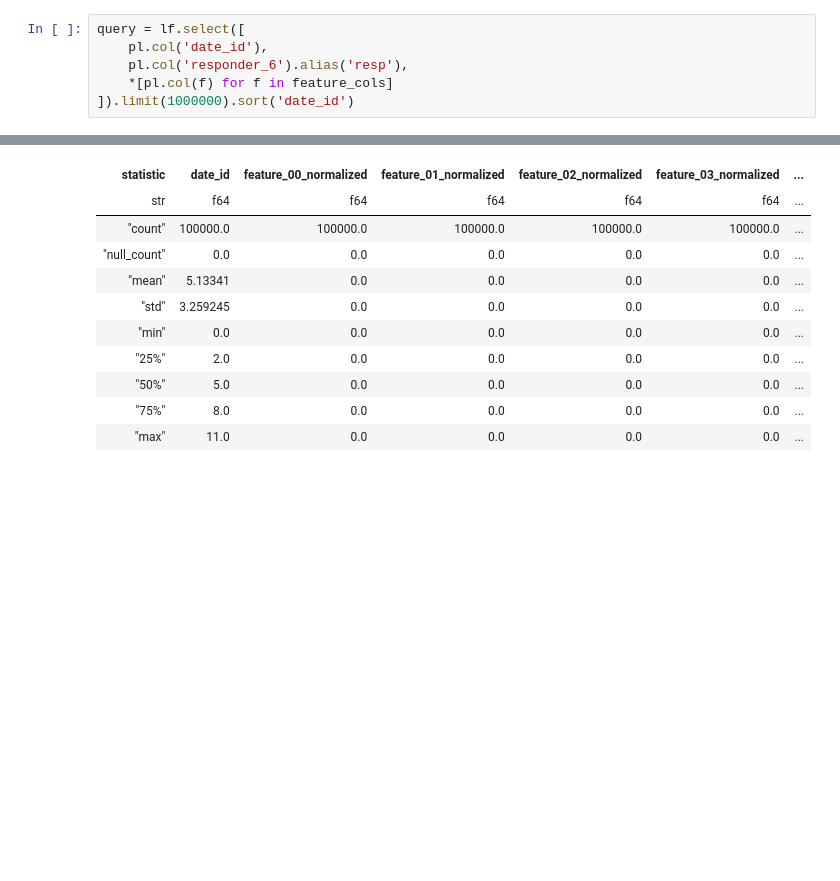
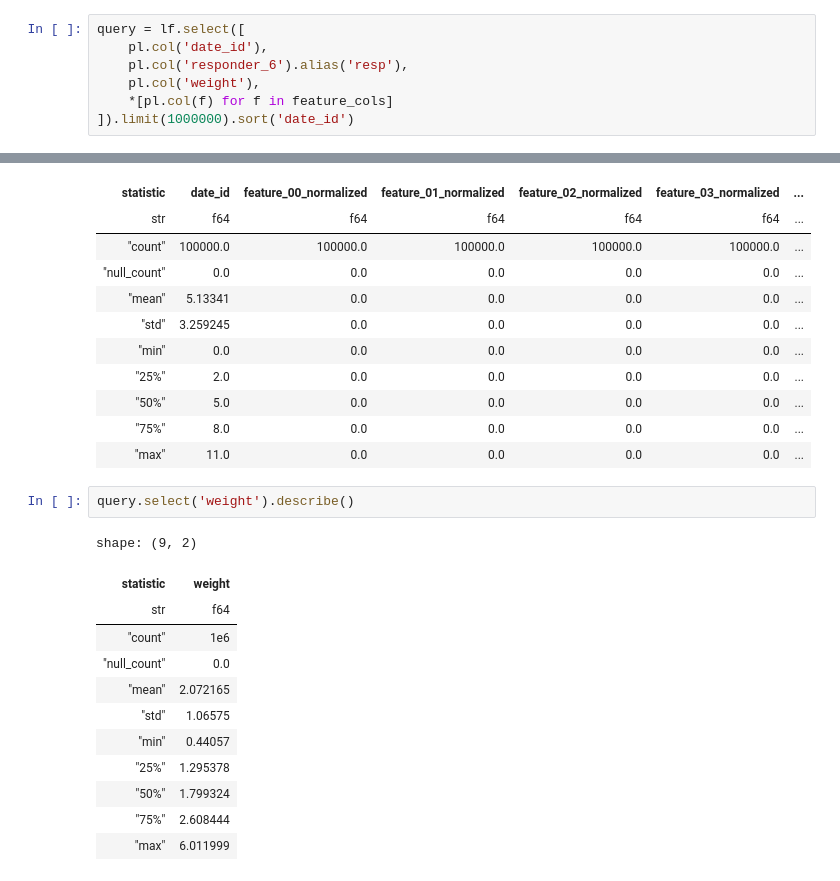
Before and after one commit to javiergonzalez10upf/QKAN_Implementation, a Jupyter notebook: test_degree_optimizer_on_market_data.ipynb, the cells around one changed output, grey strips where cells are left out. Saved outputs shown, nothing was run; the diff lists cells and outputs as text; blank space fills up the shorter version.

```diff
--- a/test_degree_optimizer_on_market_data.ipynb
+++ b/test_degree_optimizer_on_market_data.ipynb
@@ -48,6 +48,7 @@ shape: (1, 5)
 query = lf.select([
     pl.col('date_id'),
     pl.col('responder_6').alias('resp'),
+    pl.col('weight'),
     *[pl.col(f) for f in feature_cols]
 ]).limit(1000000).sort('date_id')
 # %%
@@ -128,3 +129,18 @@ shape: (9, 82)
 | "50%" | 5.0 | 0.0 | 0.0 | 0.0 | 0.0 | ... |
 | "75%" | 8.0 | 0.0 | 0.0 | 0.0 | 0.0 | ... |
 | "max" | 11.0 | 0.0 | 0.0 | 0.0 | 0.0 | ... |
+# %%
+query.select('weight').describe()
+# %% [output]
+shape: (9, 2)
+| statistic | weight |
+| str | f64 |
+| "count" | 1e6 |
+| "null_count" | 0.0 |
+| "mean" | 2.072165 |
+| "std" | 1.06575 |
+| "min" | 0.44057 |
+| "25%" | 1.295378 |
+| "50%" | 1.799324 |
+| "75%" | 2.608444 |
+| "max" | 6.011999 |
```
Also changed, not shown: parts of 1 cell of this notebook, 3 other files.
